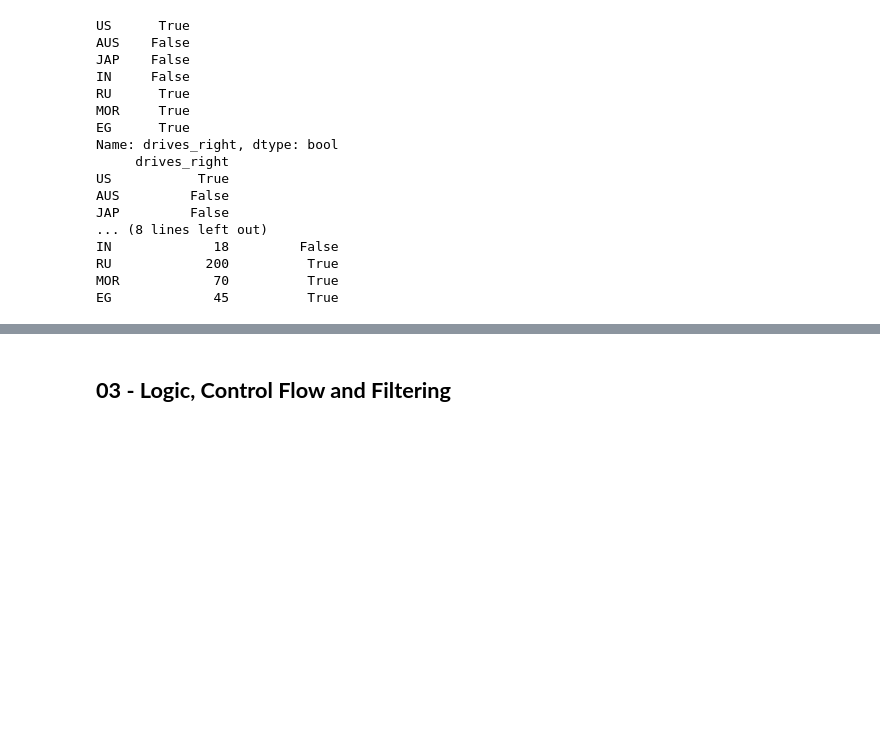
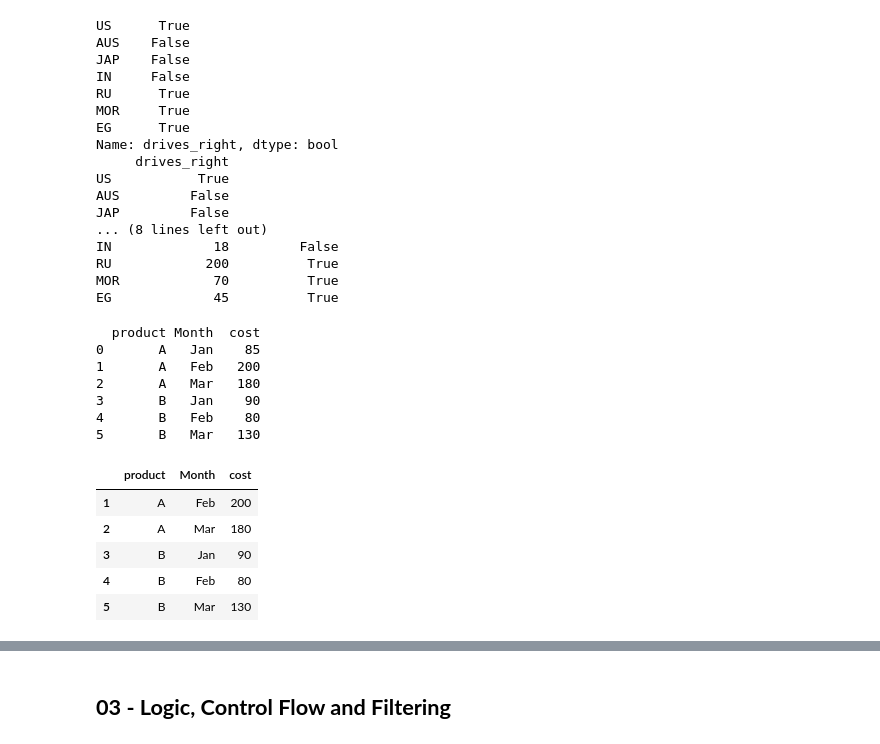
Before and after one commit to mohd-faizy/CAREER-TRACK-Data-Scientist-with-Python, a Jupyter notebook: 02_Intermediate Python/Intermediate_Python.ipynb, the cells around one changed output, grey strips where cells are left out. Drawn from its saved outputs; the diff is of its cells as text; code cells hidden in the pictures; blank space fills up the shorter version.

```diff
--- a/02_Intermediate Python/Intermediate_Python.ipynb
+++ b/02_Intermediate Python/Intermediate_Python.ipynb
@@ -760,3 +760,38 @@ IN             18         False
 RU            200          True
 MOR            70          True
 EG             45          True
+# %%
+import pandas as pd
+
+# Create the list of tuples
+data = [('A', 'Jan', 85),
+        ('A', 'Feb', 200),
+        ('A', 'Mar', 180),
+        ('B', 'Jan', 90),
+        ('B', 'Feb', 80),
+        ('B', 'Mar', 130)]
+
+# Create the pandas dataframe
+sales = pd.DataFrame(data, columns=['product', 'Month', 'cost'])
+
+# Print the resulting dataframe
+print(sales)
+
+
+import numpy as np
+pick = np.logical_or(sales['product'] == 'B',sales['cost']>100)
+sales[pick]
+# %% [output]
+  product Month  cost
+0       A   Jan    85
+1       A   Feb   200
+2       A   Mar   180
+3       B   Jan    90
+4       B   Feb    80
+5       B   Mar   130
+|  | product | Month | cost |
+| 1 | A | Feb | 200 |
+| 2 | A | Mar | 180 |
+| 3 | B | Jan | 90 |
+| 4 | B | Feb | 80 |
+| 5 | B | Mar | 130 |
```
Also changed, not shown: parts of 1 cell of this notebook, 1 other file.
